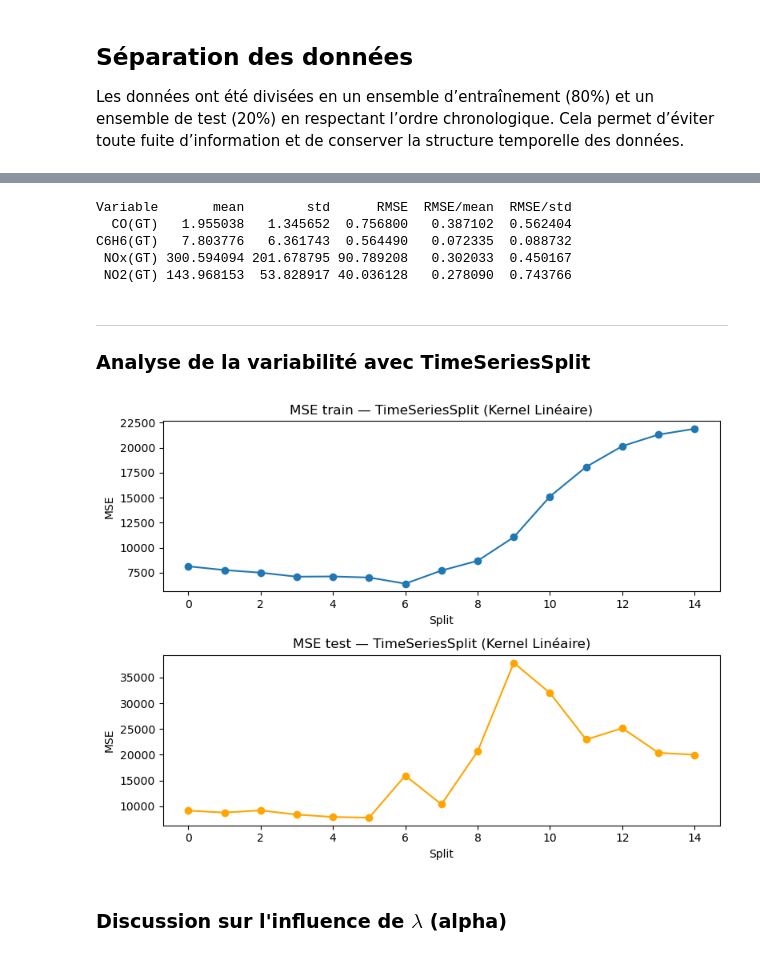
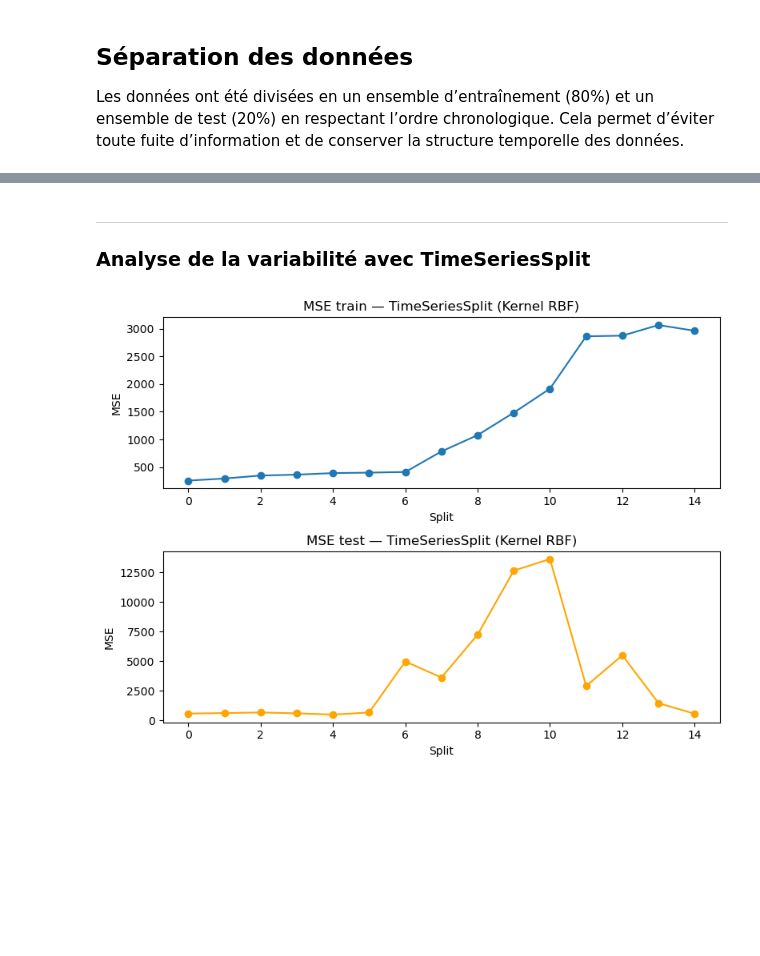
Before and after one commit to NourBouabid/regression_air_quality, a Jupyter notebook: notebook.ipynb, the cells around one changed output, grey strips where cells are left out. Drawn from its saved outputs; the diff is of its cells as text; code cells hidden in the pictures; blank space fills up the shorter version.

```diff
--- a/notebook.ipynb
+++ b/notebook.ipynb
@@ -306,23 +397,3 @@ RMSE par variable: [ 0.75679985  0.56448982 90.78920802 40.03612804]
-# %%
-# Tableau comparatif RMSE / mean / std
-mean_y = Y_test[targets].mean().values
-std_y  = Y_test[targets].std().values
-
-comparaison = pd.DataFrame({
-    'Variable': targets,
-    'mean':     mean_y,
-    'std':      std_y,
-    'RMSE':     rmse_par_variable,
-    'RMSE/mean': rmse_par_variable / mean_y,
-    'RMSE/std':  rmse_par_variable / std_y
-})
-print(comparaison.to_string(index=False))
-# %% [output]
-Variable       mean        std      RMSE  RMSE/mean  RMSE/std
-  CO(GT)   1.955038   1.345652  0.756800   0.387102  0.562404
-C6H6(GT)   7.803776   6.361743  0.564490   0.072335  0.088732
- NOx(GT) 300.594094 201.678795 90.789208   0.302033  0.450167
- NO2(GT) 143.968153  53.828917 40.036128   0.278090  0.743766
 # %% [markdown]
 ---
 ### Analyse de la variabilité avec TimeSeriesSplit
@@ -339,37 +410,36 @@ for train_idx, test_idx in tscv.split(X):
     sc_cv = StandardScaler()
     X_tr = sc_cv.fit_transform(X_tr)
     X_te = sc_cv.transform(X_te)
 
-    m = KernelRidge(kernel='linear', alpha=1.0)
-    # Imputer for missing values
+    m = KernelRidge(kernel='rbf', alpha=best_alpha, gamma=best_gamma)
+    # Imputer for missing values in X
     imputer_x = SimpleImputer(strategy='mean')
     X_tr = imputer_x.fit_transform(X_tr)
     X_te = imputer_x.transform(X_te)
 
+    # Imputer for missing values in Y
     imputer_y = SimpleImputer(strategy='mean')
     Y_tr = imputer_y.fit_transform(Y_tr)
     Y_te = imputer_y.transform(Y_te)
 
     m.fit(X_tr, Y_tr)
 
     mse_train_list.append(mean_squared_error(Y_tr, m.predict(X_tr)))
     mse_test_list.append(mean_squared_error(Y_te, m.predict(X_te)))
 
 fig, (ax1, ax2) = plt.subplots(2, 1, figsize=(8, 6))
 
 ax1.plot(mse_train_list, marker='o')
-ax1.set_title("MSE train — TimeSeriesSplit (Kernel Linéaire)")
+ax1.set_title("MSE train — TimeSeriesSplit (Kernel RBF)")
 ax1.set_xlabel("Split")
 ax1.set_ylabel("MSE")
 
 ax2.plot(mse_test_list, marker='o', color='orange')
-ax2.set_title("MSE test — TimeSeriesSplit (Kernel Linéaire)")
+ax2.set_title("MSE test — TimeSeriesSplit (Kernel RBF)")
 ax2.set_xlabel("Split")
 ax2.set_ylabel("MSE")
 
 plt.tight_layout()
 plt.show()
 # %% [output]
-[figure, old version]
+[figure, new version]
-# %% [markdown]
-### Discussion sur l'influence de $\lambda$ (alpha)
```
Also changed, not shown: parts of 18 cells of this notebook.
